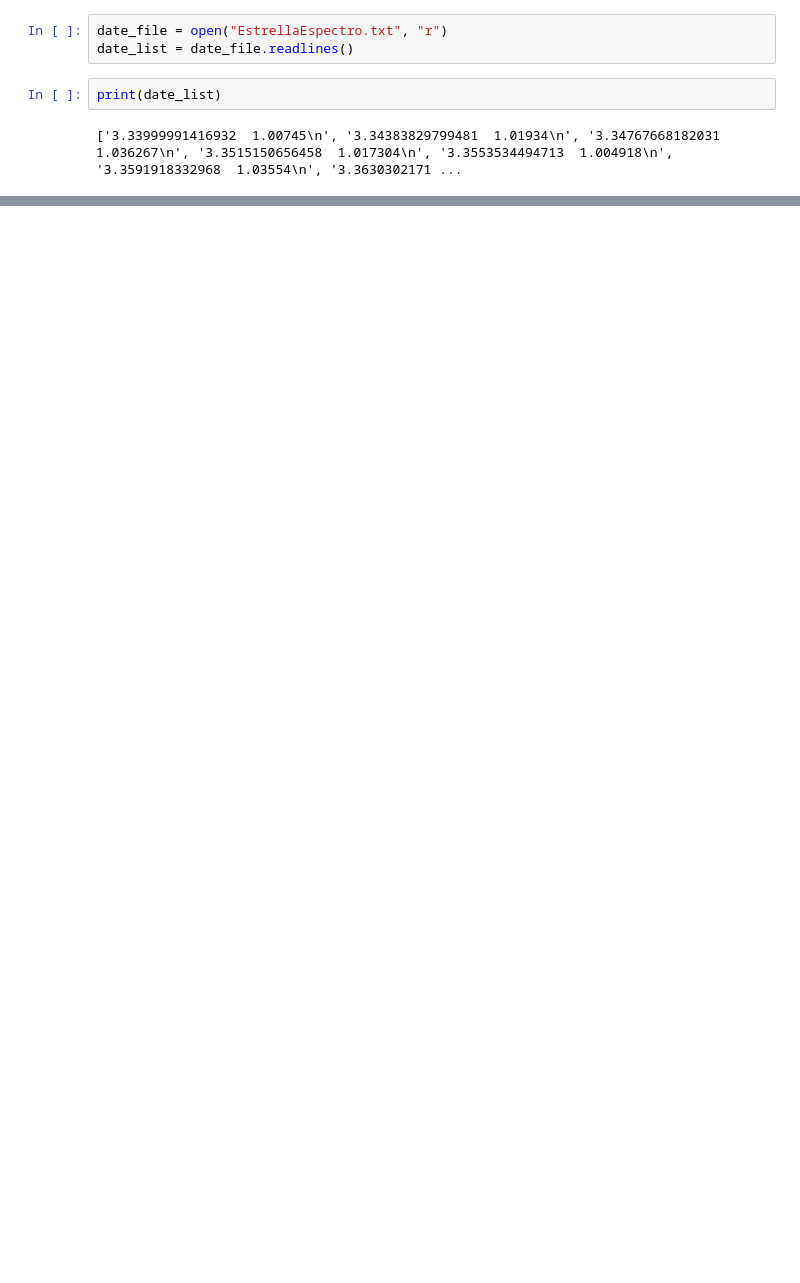
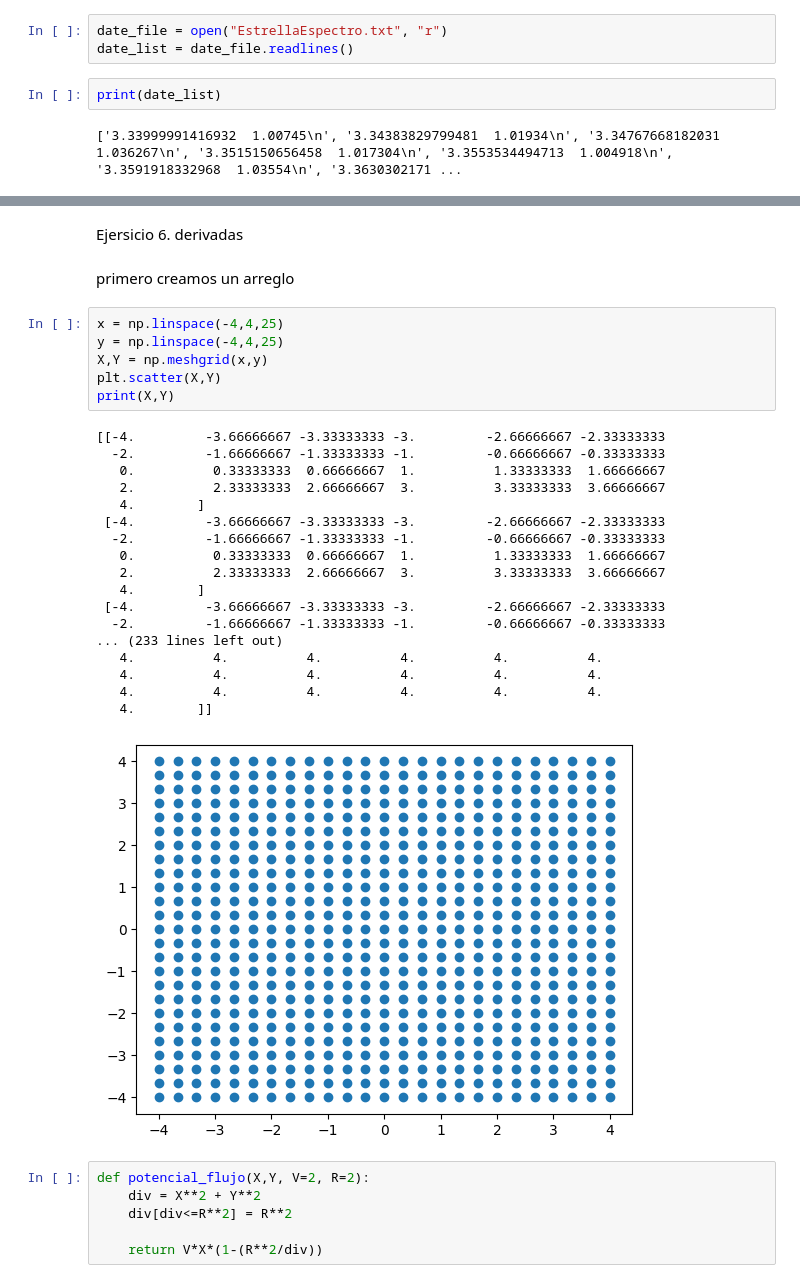
Before and after one commit to ltocasuche/Metodos1_Fernando_Bareno_Y_Laura_Tocasuche, a Jupyter notebook: Tarea1.ipynb, the cells around one changed output, grey strips where cells are left out. Saved outputs shown, nothing was run; the diff lists cells and outputs as text; blank space fills up the shorter version.

```diff
--- a/Tarea1.ipynb
+++ b/Tarea1.ipynb
@@ -102,0 +86,35 @@ print(X_list_max)
+# %% [markdown]
+Ejersicio 6. derivadas
+# %% [markdown]
+primero creamos un arreglo
+# %%
+x = np.linspace(-4,4,25)
+y = np.linspace(-4,4,25)
+X,Y = np.meshgrid(x,y)
+plt.scatter(X,Y)
+print(X,Y)
+# %% [output]
+[[-4.         -3.66666667 -3.33333333 -3.         -2.66666667 -2.33333333
+  -2.         -1.66666667 -1.33333333 -1.         -0.66666667 -0.33333333
+   0.          0.33333333  0.66666667  1.          1.33333333  1.66666667
+   2.          2.33333333  2.66666667  3.          3.33333333  3.66666667
+   4.        ]
+ [-4.         -3.66666667 -3.33333333 -3.         -2.66666667 -2.33333333
+  -2.         -1.66666667 -1.33333333 -1.         -0.66666667 -0.33333333
+   0.          0.33333333  0.66666667  1.          1.33333333  1.66666667
+   2.          2.33333333  2.66666667  3.          3.33333333  3.66666667
+   4.        ]
+ [-4.         -3.66666667 -3.33333333 -3.         -2.66666667 -2.33333333
+  -2.         -1.66666667 -1.33333333 -1.         -0.66666667 -0.33333333
+... (233 lines left out)
+   4.          4.          4.          4.          4.          4.
+   4.          4.          4.          4.          4.          4.
+   4.          4.          4.          4.          4.          4.
+   4.        ]]
+[figure, added]
+# %%
+def potencial_flujo(X,Y, V=2, R=2):
+    div = X**2 + Y**2
+    div[div<=R**2] = R**2
+
+    return V*X*(1-(R**2/div))
```
Also changed, not shown: parts of 9 cells of this notebook.
